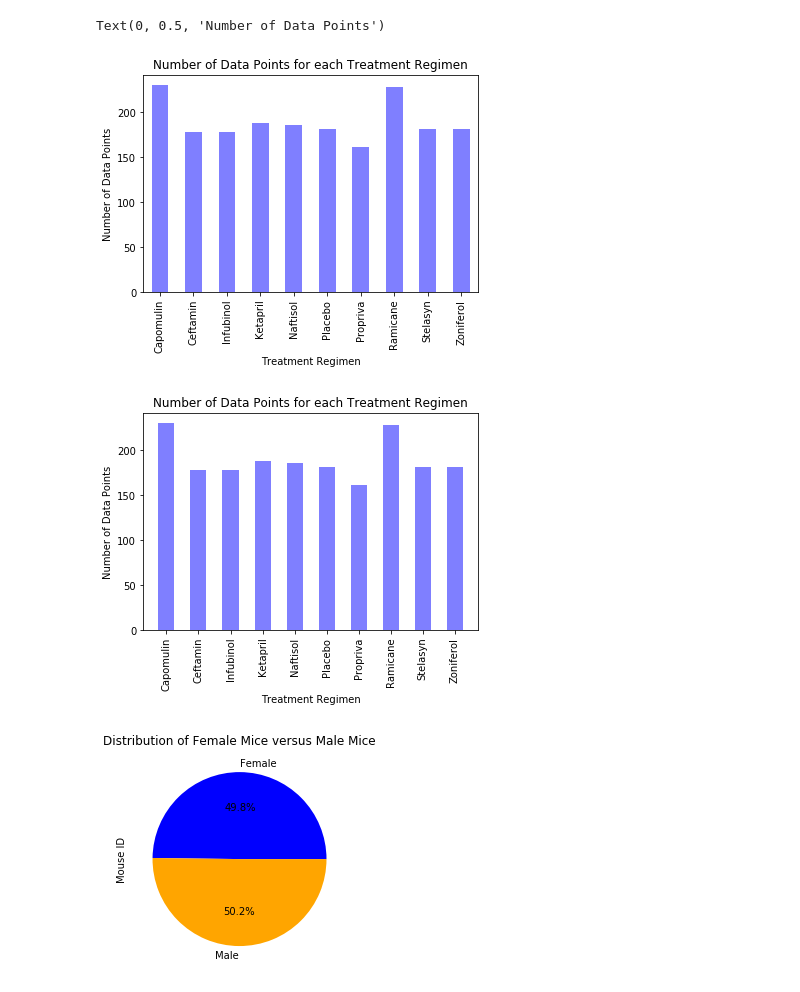
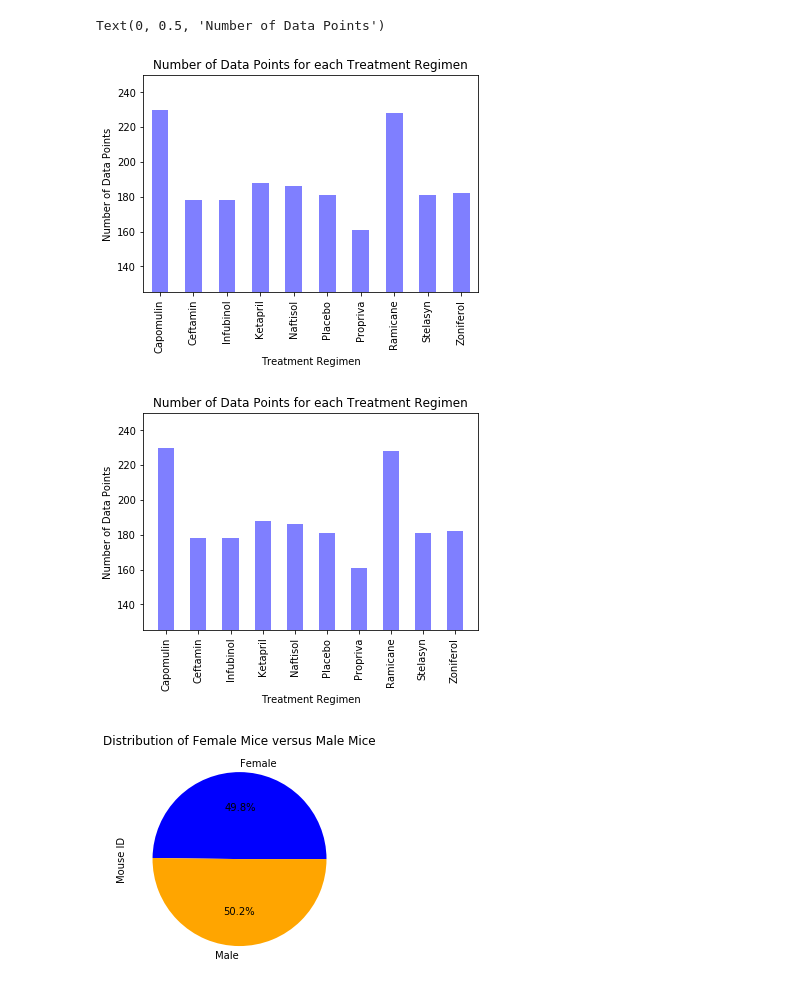
Before and after one commit to ognjenstrbanovic/APIs-vacation-spots, a Jupyter notebook: matplotlib-challenge/Matplotlib Homework - The Power of Plots.ipynb, the cells around one changed output. Cells and saved outputs as stored; diff of their text form; code cells hidden in the pictures.

```diff
--- a/matplotlib-challenge/Matplotlib Homework - The Power of Plots.ipynb
+++ b/matplotlib-challenge/Matplotlib Homework - The Power of Plots.ipynb
@@ -68,27 +70,28 @@ summary_statistics_table
 # %%
 # Generate a bar plot showing the number of data points for each treatment regimen using pandas.
 # We need the number of instances that the "Drug Regimen" was used.
 laboratory_data_count = laboratory_data.groupby(["Drug Regimen"]).count()
 # We just need the "Mouse ID" column, so "drop" the rest.
 dropped_laboratory_data_count = laboratory_data_count.drop(["Sex",
                                                             "Age_months",
                                                             "Weight (g)",
                                                             "Timepoint",
                                                             "Tumor Volume (mm3)",
                                                             "Metastatic Sites"], axis = 1)
 # "alpha" means opacity; we want our pandas plot to look identical to our matplotlib plot...
 pymaceuticals_bar_plot = dropped_laboratory_data_count.plot(kind = "bar",
                                                             title = "Number of Data Points for each Treatment Regimen",
                                                             legend = False,
                                                             alpha = 0.5,
                                                             color = "b",
-                                                            width = 0.5)
+                                                            width = 0.5,
+                                                            ylim = (125, 250))
 # Axis labels for the plot...
 pymaceuticals_bar_plot.set_xlabel("Treatment Regimen")
 pymaceuticals_bar_plot.set_ylabel("Number of Data Points")
 # %% [output]
 Text(0, 0.5, 'Number of Data Points')
-[figure, old version]
+[figure, new version]
 # %%
 # Generate a bar plot showing the number of data points for each treatment regimen using pyplot.
 # Create an array that contains the instances.
@@ -105,10 +108,12 @@ plt.xticks(tick_locations, drug_regimen, rotation = "vertical")
 plt.xlabel("Treatment Regimen")
 plt.ylabel("Number of Data Points")
 plt.title("Number of Data Points for each Treatment Regimen")
+# Create a different y-limit so that the differences between the regimens is more pronounced
+plt.ylim((125, 250))
 # Print...
 plt.show()
 # %% [output]
-[figure, old version]
+[figure, new version]
 # %%
 # Generate a pie plot showing the distribution of female versus male mice using pandas
 # "groupby" the "Sex" and count the number of female and male mice
```
Also changed, not shown: parts of 1 cell of this notebook.
